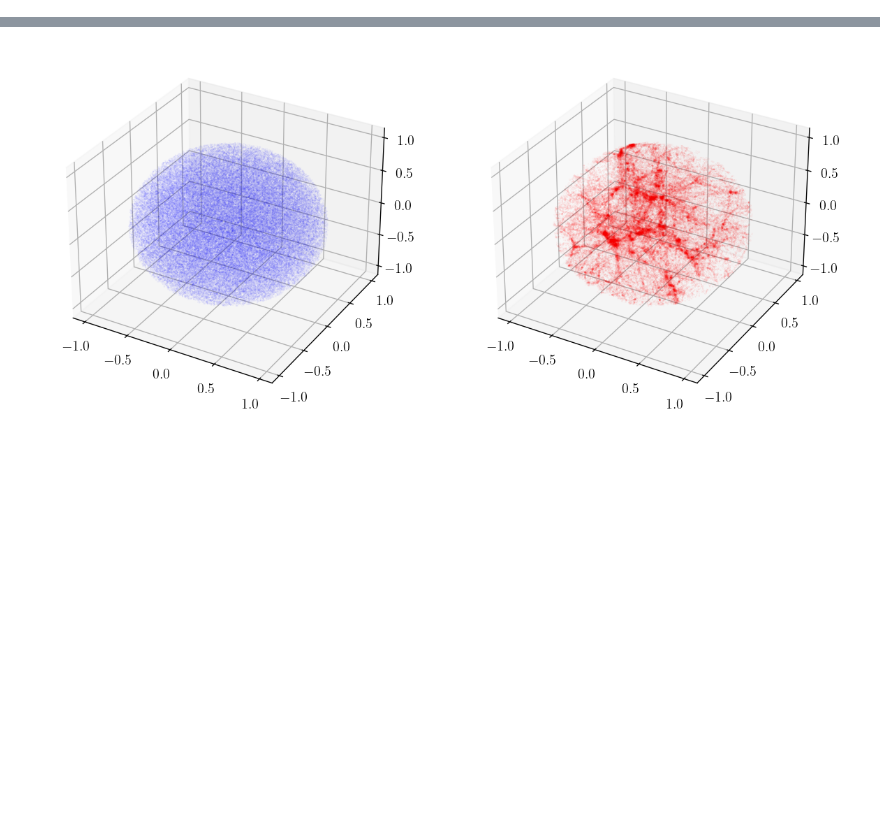
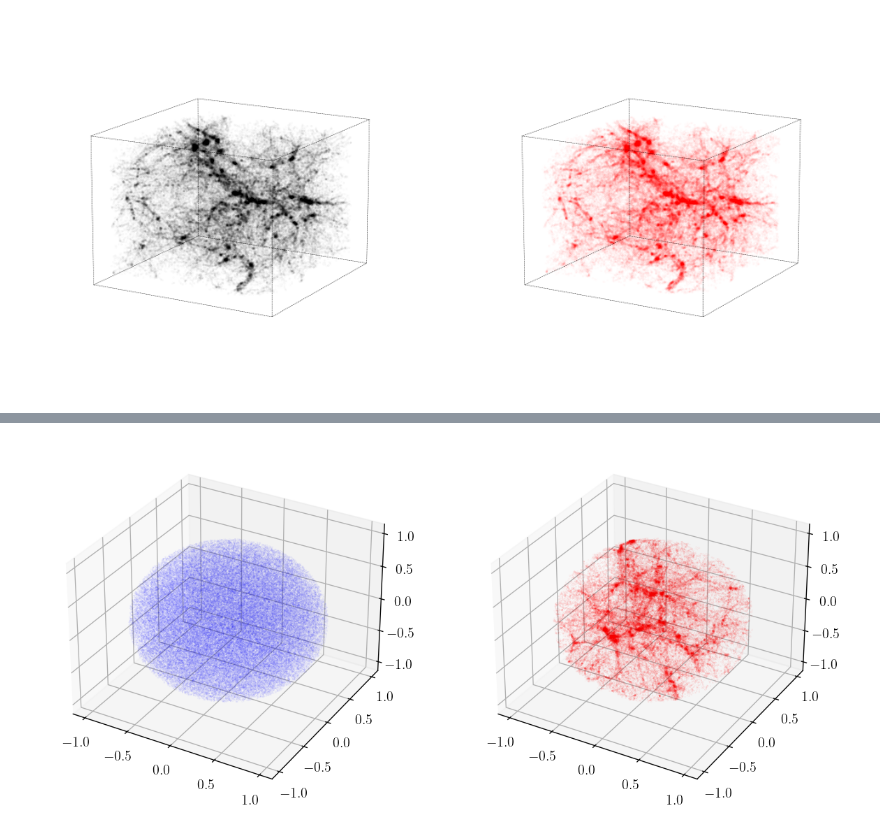
Before and after one commit to dfaroughy/LSSFlow, a Jupyter notebook: notebooks/analysis.ipynb, the cells around one changed output, grey strips where cells are left out. Cells and saved outputs as stored; diff of their text form; code cells hidden in the pictures; blank space fills up the shorter version.

```diff
--- a/notebooks/analysis.ipynb
+++ b/notebooks/analysis.ipynb
@@ -0,0 +44,9 @@
+# %%
+from data.datasets import UchuuVoxelizedData
+
+voxel_size = 64.0
+lss = UchuuVoxelizedData(datafile='/pscratch/sd/d/dfarough/LSS_data/Uchuu1000-Pl18_z0p00_hlist_4.h5',
+                         box_size=128,
+                         voxel_size=voxel_size)
+
+truth = lss.sample(voxel_idx=0, normalize=False)
@@ -1,13 +56,12 @@
 # %%
 import torch
+from pathlib import Path
+
+from utils import BASE_DIR, PROJECT
 from data.datasets import UchuuVoxelizedData
+from utils.plotting import plot_lss_slices, plot_lss_results
 
-exp_id = 'e5fc6bf518fa44d28292204205af8926'
-project_path = '/pscratch/sd/d/dfarough/LargeScaleStructure'
-
-lss = UchuuVoxelizedData(datafile='/pscratch/sd/d/dfarough/LSS_data/Uchuu1000-Pl18_z0p00_hlist_4.h5',
-                         box_size=128,
-                         voxel_size=64)
-
-truth = lss.sample(voxel_idx=0, normalize=True)
-gen_sample = torch.load(project_path + f'/{exp_id}/gen_sample.pt')
+exp_id = 'dd0d18717efb495d8243fbad80a62c03'
+exp_dir = Path(BASE_DIR, PROJECT, exp_id)
+gen_sample = torch.load(exp_dir / "gen_sample.pt")
+gen_sample = gen_sample * (voxel_size/2) + (voxel_size/2)
@@ -24,0 +68,5 @@ plot_lss_slices(truth, gen_sample, marker_size=0.002, figsize=(8,8), alpha=1,mar
+# %%
+plot_lss_results(truth, gen_sample, marker='.', marker_size=0.5, alpha=0.025, figsize=(10,5), save_fig= exp_dir / "lss_results.png", orientation=(15,30))
+plt.show()
+# %% [output]
+[figure, added]
```
Also changed, not shown: parts of 15 cells of this notebook, 8 other files.
